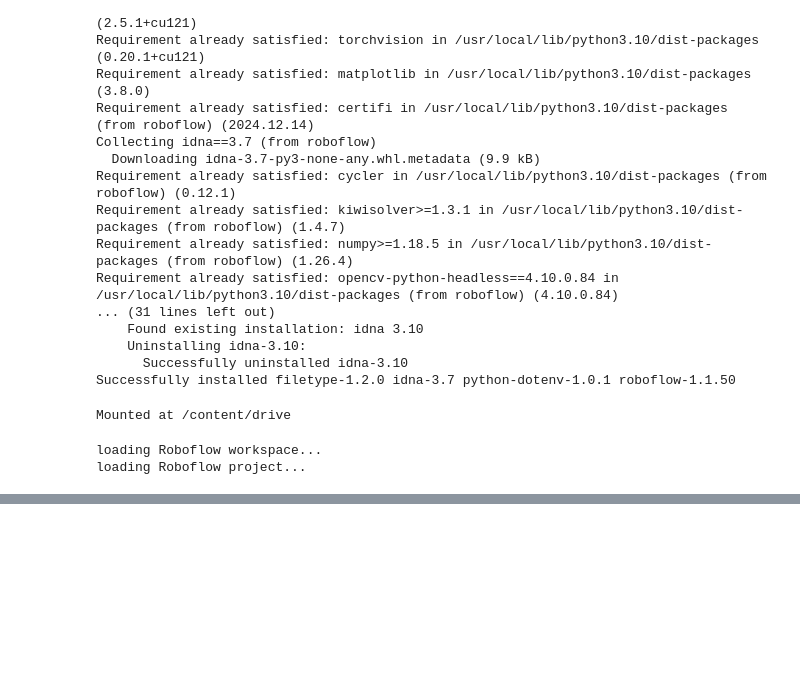
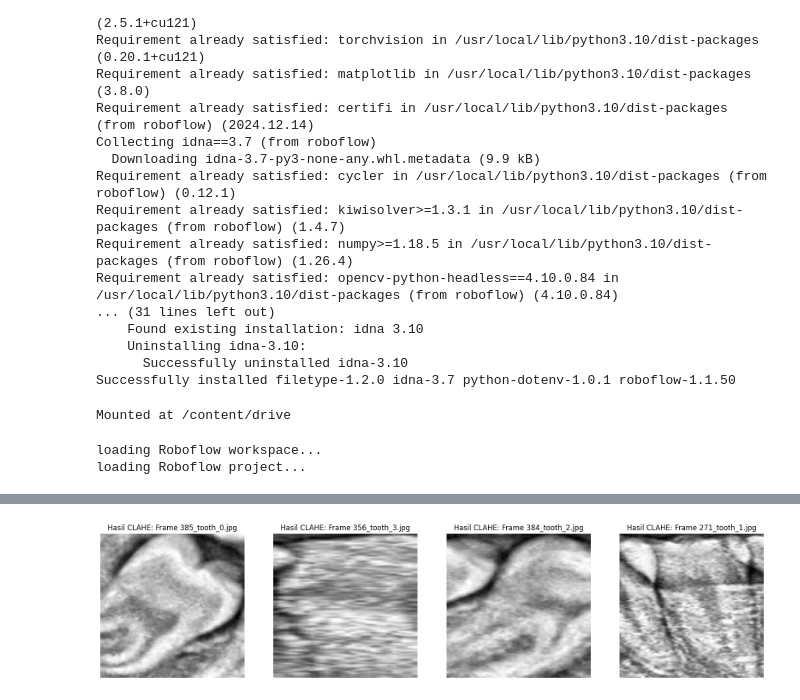
Before and after one commit to gabrieldimas/periapical-photo-caries-detection-using-deep-learning, a Jupyter notebook: caries_detection.ipynb, the cells around one changed output, grey strips where cells are left out. Saved outputs shown, nothing was run; the diff lists cells and outputs as text; code cells hidden in the pictures; blank space fills up the shorter version.

```diff
--- a/caries_detection.ipynb
+++ b/caries_detection.ipynb
@@ -78,0 +134,23 @@ plt.show()
+# %%
+image_folder = '/content/drive/MyDrive/dataset/caries-detection/segmented_tooth'
+image_files = [f for f in os.listdir(image_folder) if os.path.isfile(os.path.join(image_folder, f))]
+
+selected_images = random.sample(image_files, 4)
+
+fig, axes = plt.subplots(1, 4, figsize=(20, 5))
+
+clahe = cv2.createCLAHE(clipLimit=2.0, tileGridSize=(8,8))
+
+for i, image_file in enumerate(selected_images):
+    img_path = os.path.join(image_folder, image_file)
+    img = cv2.imread(img_path, cv2.IMREAD_GRAYSCALE)
+
+    equ = clahe.apply(img)
+
+    axes[i].imshow(equ, cmap='gray')
+    axes[i].set_title(f"Hasil CLAHE: {image_file}")
+    axes[i].axis('off')
+
+plt.show()
+# %% [output]
+[figure, added]
```
Also changed, not shown: parts of 4 cells of this notebook.
